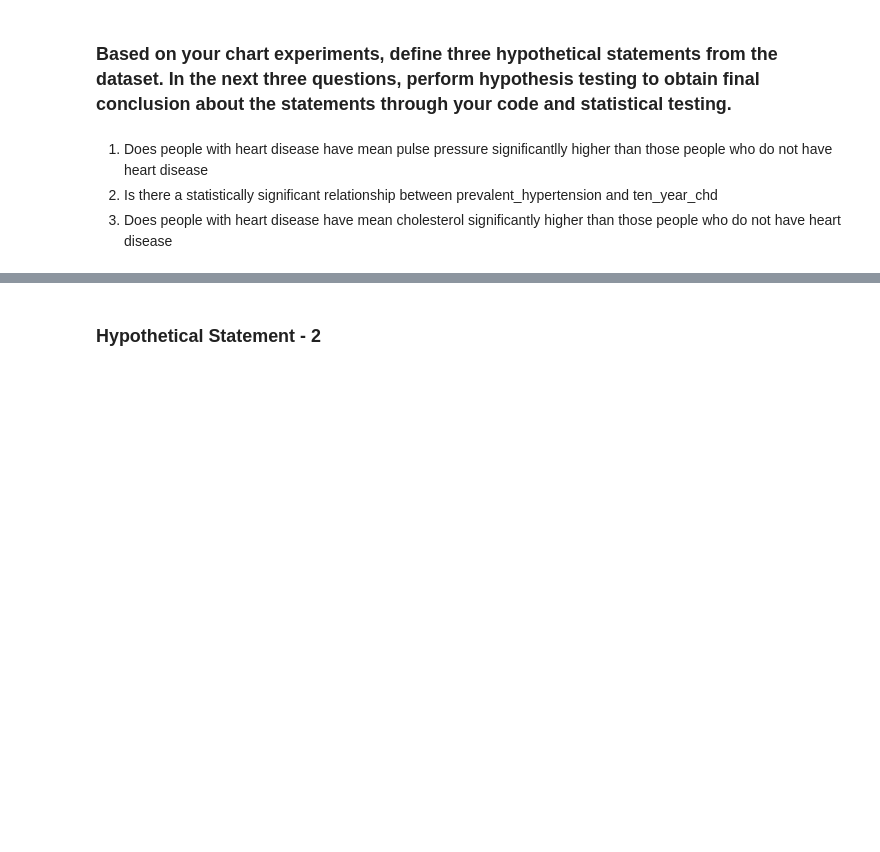
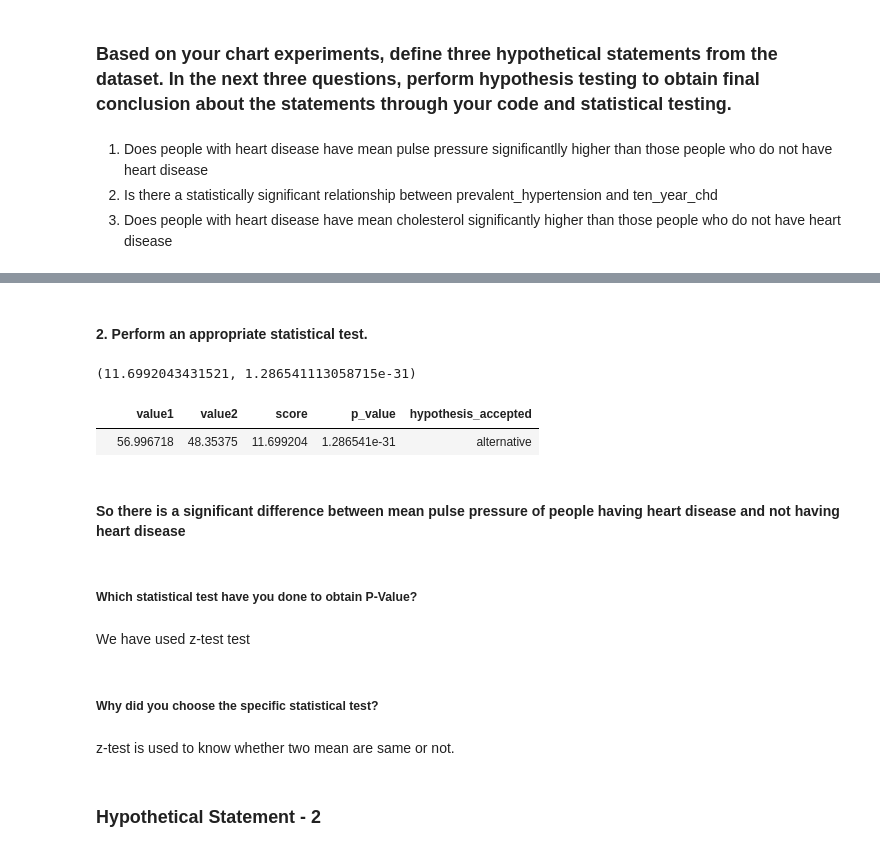
Before and after one commit to 7-sumit/Cardiovascular-Risk-Prediction, a Jupyter notebook: Cardiovascular_Risk_Prediction.ipynb, the cells around one changed output, grey strips where cells are left out. Saved outputs shown, nothing was run; the diff lists cells and outputs as text; code cells hidden in the pictures; blank space fills up the shorter version.

```diff
--- a/Cardiovascular_Risk_Prediction.ipynb
+++ b/Cardiovascular_Risk_Prediction.ipynb
@@ -769,3 +778,36 @@ df2.dropna(axis=0,inplace=True)
+# %% [markdown]
+#### 2. Perform an appropriate statistical test.
+# %%
+from statsmodels.stats.weightstats import ztest as ztest
+#perform two sample z-test
+ztest(df2.loc[df2['ten_year_chd']==1,'pulse_pressure'],df2.loc[df2['ten_year_chd']==0,'pulse_pressure'],value=0)
+# %% [output]
+(11.6992043431521, 1.286541113058715e-31)
+# %%
+def results(p):
+  if (p['p_value']<0.05):p['hypothesis_accepted'] = 'alternative'
+  if(p['p_value']>0.05):p['hypothesis_accepted'] = 'null'
+  df = pd.DataFrame(p,index=[''])
+  cols = ['value1','value2','score','p_value','hypothesis_accepted']
+  return df[cols]
+# %%
+p = {} # dictionary we'll use to stock information and results
+p['value1'],p['value2'] = np.mean(df2.loc[df2['ten_year_chd']==1,'pulse_pressure']),np.mean(df2.loc[df2['ten_year_chd']==0,'pulse_pressure'])
+p['score'],p['p_value'] = ztest(df2.loc[df2['ten_year_chd']==1,'pulse_pressure'],df2.loc[df2['ten_year_chd']==0,'pulse_pressure'],alternative='two-sided')
+results(p)
+# %% [output]
+|  | value1 | value2 | score | p_value | hypothesis_accepted |
+|  | 56.996718 | 48.35375 | 11.699204 | 1.286541e-31 | alternative |
+# %% [markdown]
+#### So there is a significant difference between mean pulse pressure of people having heart disease and not having heart disease
+# %% [markdown]
+##### Which statistical test have you done to obtain P-Value?
+# %% [markdown]
+We have used z-test test
+# %% [markdown]
+##### Why did you choose the specific statistical test?
+# %% [markdown]
+z-test is used to know whether two mean are same or not.
 # %% [markdown]
 ### Hypothetical Statement - 2
 # %% [markdown]
```
Also changed, not shown: parts of 23 cells of this notebook.
